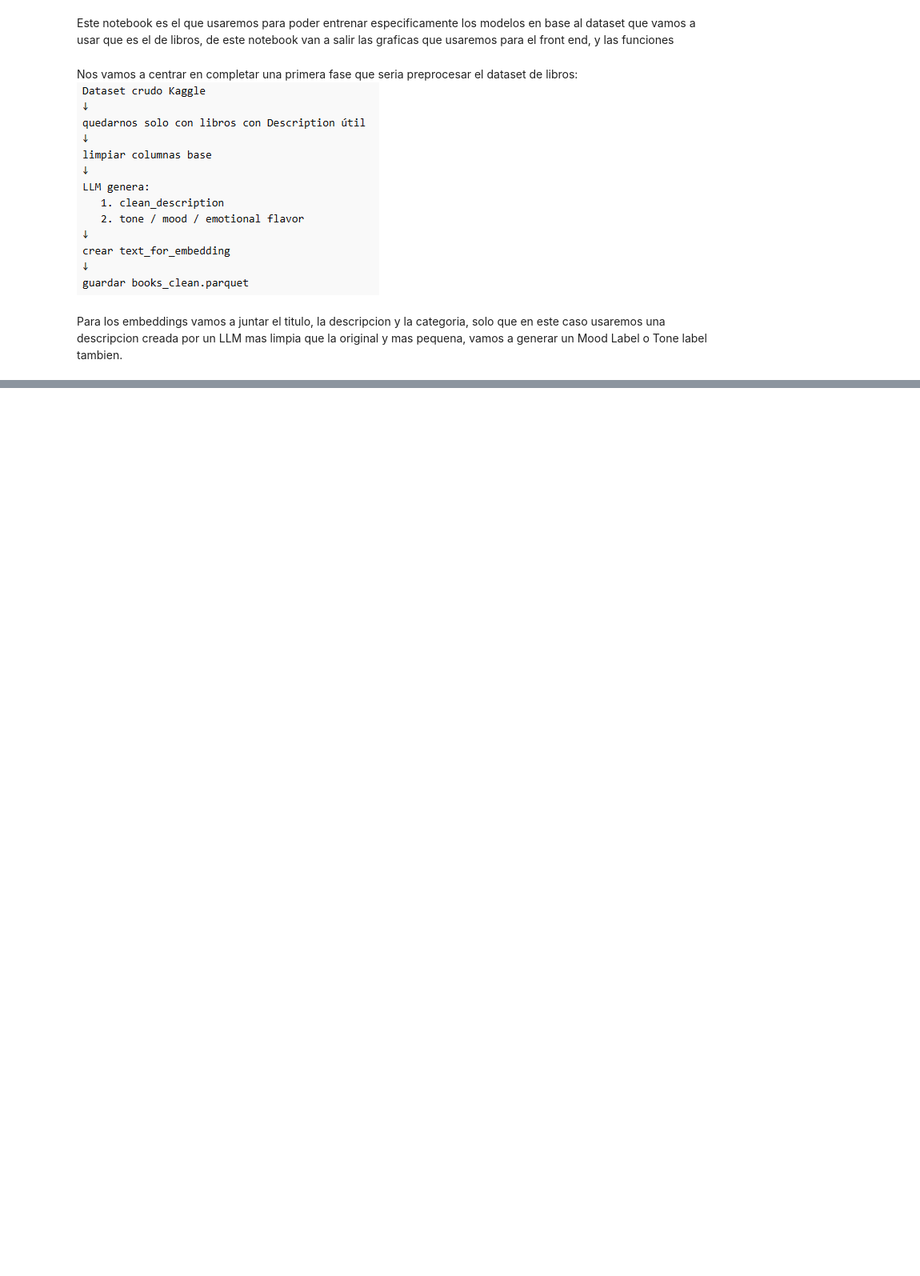
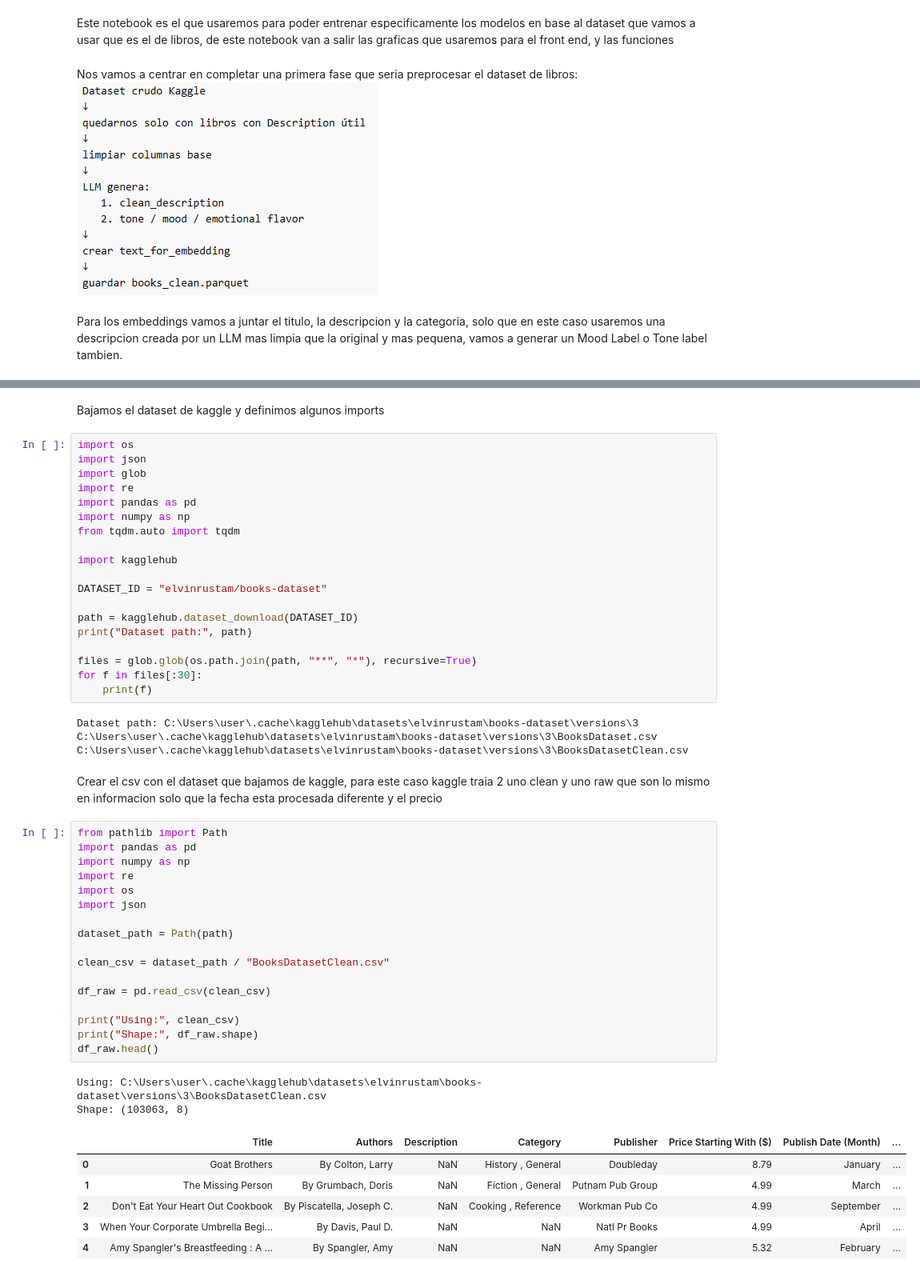
Before and after one commit to HiramZ04/Cal-State-UMAP_Clustering, a Jupyter notebook: Final_Notebook.ipynb, the cells around one changed output, grey strips where cells are left out. Shown at 80% size. Cells and saved outputs as stored; diff of their text form; blank space fills up the shorter version.

```diff
--- a/Final_Notebook.ipynb
+++ b/Final_Notebook.ipynb
@@ -7,0 +12,53 @@ Para los embeddings vamos a juntar el titulo, la descripcion y la categoria, sol
+# %% [markdown]
+Bajamos el dataset de kaggle y definimos algunos imports
+# %%
+import os
+import json
+import glob
+import re
+import pandas as pd
+import numpy as np
+from tqdm.auto import tqdm
+
+import kagglehub
+
+DATASET_ID = "elvinrustam/books-dataset"
+
+path = kagglehub.dataset_download(DATASET_ID)
+print("Dataset path:", path)
+
+files = glob.glob(os.path.join(path, "**", "*"), recursive=True)
+for f in files[:30]:
+    print(f)
+# %% [output]
+Dataset path: C:\Users\user\.cache\kagglehub\datasets\elvinrustam\books-dataset\versions\3
+C:\Users\user\.cache\kagglehub\datasets\elvinrustam\books-dataset\versions\3\BooksDataset.csv
+C:\Users\user\.cache\kagglehub\datasets\elvinrustam\books-dataset\versions\3\BooksDatasetClean.csv
+# %% [markdown]
+Crear el csv con el dataset que bajamos de kaggle, para este caso kaggle traia 2 uno clean y uno raw que son lo mismo en informacion solo que la fecha esta procesada diferente y el precio
+# %%
+from pathlib import Path
+import pandas as pd
+import numpy as np
+import re
+import os
+import json
+
+dataset_path = Path(path)
+
+clean_csv = dataset_path / "BooksDatasetClean.csv"
+
+df_raw = pd.read_csv(clean_csv)
+
+print("Using:", clean_csv)
+print("Shape:", df_raw.shape)
+df_raw.head()
+# %% [output]
+Using: C:\Users\user\.cache\kagglehub\datasets\elvinrustam\books-dataset\versions\3\BooksDatasetClean.csv
+Shape: (103063, 8)
+|  | Title | Authors | Description | Category | Publisher | Price Starting With ($) | Publish Date (Month) | ... |
+| 0 | Goat Brothers | By Colton, Larry | NaN | History , General | Doubleday | 8.79 | January | ... |
+| 1 | The Missing Person | By Grumbach, Doris | NaN | Fiction , General | Putnam Pub Group | 4.99 | March | ... |
+| 2 | Don't Eat Your Heart Out Cookbook | By Piscatella, Joseph C. | NaN | Cooking , Reference | Workman Pub Co | 4.99 | September | ... |
+| 3 | When Your Corporate Umbrella Begi... | By Davis, Paul D. | NaN | NaN | Natl Pr Books | 4.99 | April | ... |
+| 4 | Amy Spangler's Breastfeeding : A ... | By Spangler, Amy | NaN | NaN | Amy Spangler | 5.32 | February | ... |
```
Also changed, not shown: parts of 20 cells of this notebook.
